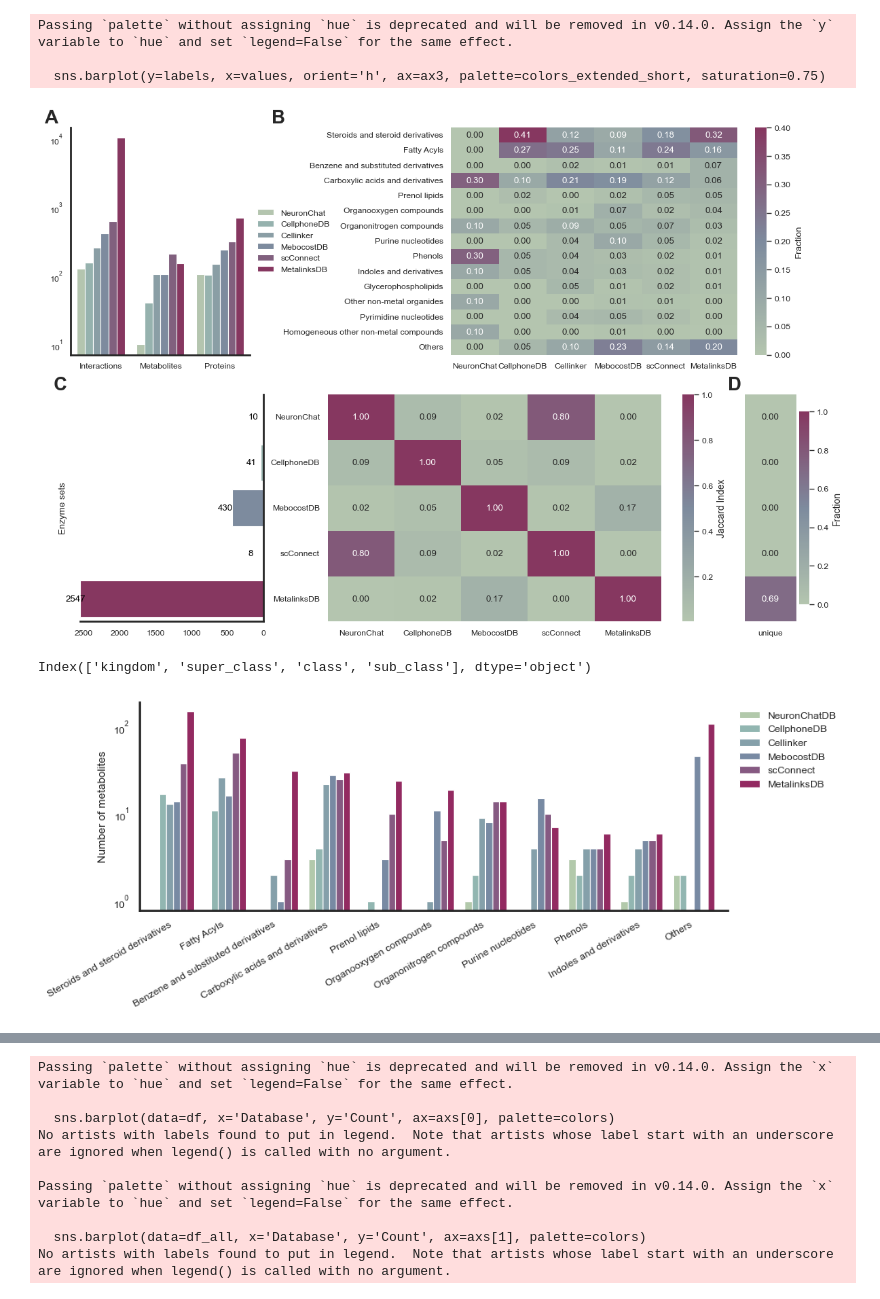
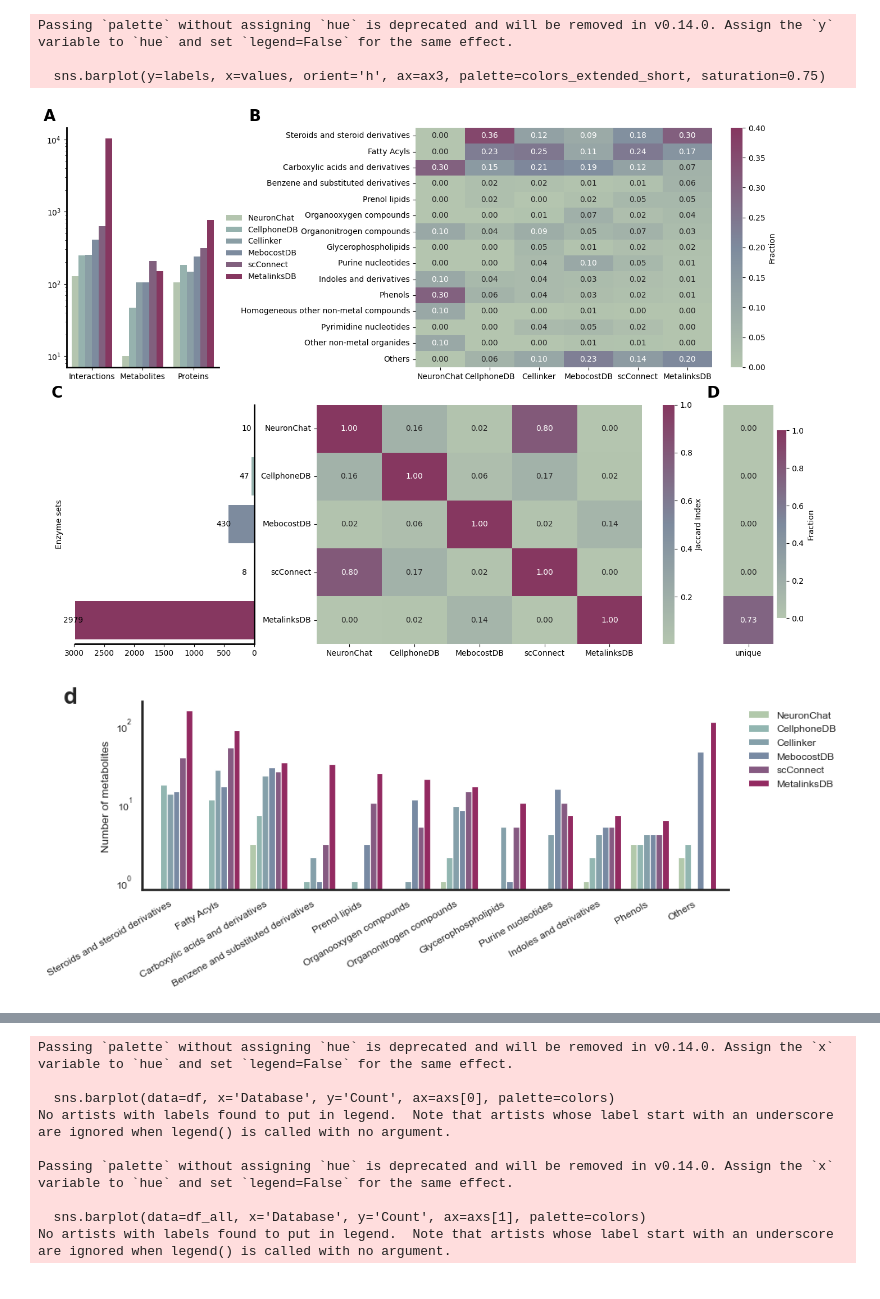
Before and after one commit to saezlab/MetalinksDB, a Jupyter notebook: nb/Figure_2.ipynb, the cells around one changed output, grey strips where cells are left out. Drawn from its saved outputs; the diff is of its cells as text; code cells hidden in the pictures.

```diff
--- a/nb/Figure_2.ipynb
+++ b/nb/Figure_2.ipynb
@@ -16,6 +18,14 @@ len(DB['connection'].unique())
 # %%
-metalinks_data = load_prepro_metalinks(MR_path='/Users/ef6/Documents/Saez/metalinks/Data/TestDBs/DB_F.csv')
-PD = metalinks_data[0]
+metalinks_data = load_prepro_metalinks(MR_path='/Users/ef6/Documents/GitHub/metalinks_analysis/metalinksDB/DB_F_0.4.5.csv')
+# PD = metalinks_data[0]
+
+# temporary fix
+PD_data = pd.read_csv('/Users/ef6/Documents/GitHub/metalinks_analysis/metalinksDB/PD_0.4.5.csv')
+PD_data['HMDB'] = PD_data['HMDB'].str.replace('"', '')
+PD_data['Symbol'] = PD_data['Symbol'].str.replace('"', '')
+PD_data['Direction'] = PD_data['Direction'].str.replace('"', '')
+PD = PD_data[['HMDB', 'Symbol', 'Direction']]
+
 MR = metalinks_data[1]
 anno = metalinks_data[2]
 data = load_prepro_other_dbs(MR, PD)
@@ -36,6 +48,7 @@ interactions = interactions.merge(scconnect[['Name', 'PubChem CID']], left_on='l
 interactions.drop(columns=['Name'], inplace=True)
 interactions.drop_duplicates(inplace=True)
 interactions.dropna(subset= ['PubChem CID', 'target_uniprot'], inplace=True)
+interactions = interactions.assign(uniprot=interactions['target_uniprot'].str.split('|')).explode('uniprot')
 # %%
 hmdb = anno.copy()
 hmdb.dropna(subset=['pubchem_id'], inplace=True)
@@ -184,9 +227,9 @@ def figure_2(df, hm, values, matrix1, matrix2, subject='Enzyme sets'):
     # remove first columns of data2
     data2 = data2[:, 1:]
 
-    fig = plt.figure(figsize=(12, 8))
+    fig = plt.figure(figsize=(14, 10))
     gs = gridspec.GridSpec(2, 1, height_ratios=[2,2])
-    gs_upper = gridspec.GridSpecFromSubplotSpec(1, 3, subplot_spec=gs[0, 0], wspace=0.0, width_ratios=[8, 9, 16])
+    gs_upper = gridspec.GridSpecFromSubplotSpec(1, 3, subplot_spec=gs[0, 0], wspace=0.0, width_ratios=[7, 9, 17])
     gs_lower = gridspec.GridSpecFromSubplotSpec(1, 4, subplot_spec=gs[1, 0], wspace=0.0, width_ratios=[6, 2, 13, 2])
 
     colors = ['#B2C9AB', '#92B6B1', '#788AA3', '#932A61']
@@ -257,39 +300,35 @@ def figure_2(df, hm, values, matrix1, matrix2, subject='Enzyme sets'):
     ax5 = plt.subplot(gs_lower[3])
     sns.heatmap(data2, annot=True, cmap=colormap, fmt='.2f', xticklabels=[ 'unique'], yticklabels=row_labels, vmin=0, vmax=1, ax=ax5)
     ax5.set_xticklabels(ax5.get_xticklabels(), rotation=0)
     ax5.set_yticklabels([])
     ax5.set_yticks([])
     cbar2 = ax5.collections[0].colorbar
     cbar2.set_label('Fraction', size=10)
     ax5.spines['right'].set_visible(False)
     ax5.spines['top'].set_visible(False)
     ax5.spines['left'].set_linewidth(2)    # hm.index = ['Organoheterocyclic compounds', 'Benzenoids',
     #     'Lipids and lipid-like molecules', 'Organic acids and derivatives',
     #     'Organic oxygen compounds', 'Nucleosides, nucleotides',
     #     'Organic nitrogen compounds', 'Homogeneous non-metal compounds',
     #     'Others']
     ax5.spines['bottom'].set_linewidth(2)
 
     ax1.text(-0.07, 1.08, 'A', transform=ax1.transAxes, fontsize=20, fontweight='bold', va='top', ha='right')
-    ax2.text(-0.58, 1.08, 'B', transform=ax2.transAxes, fontsize=20, fontweight='bold', va='top', ha='right')
+    ax2.text(-0.52, 1.08, 'B', transform=ax2.transAxes, fontsize=20, fontweight='bold', va='top', ha='right')
     ax3.text(-0.02, 1.08, 'C', transform=ax3.transAxes, fontsize=20, fontweight='bold', va='top', ha='right')
     ax4.text(-0.02, 1.08, '', transform=ax4.transAxes, fontsize=20, fontweight='bold', va='top', ha='right')
     ax5.text(-0.07, 1.08, 'D', transform=ax5.transAxes, fontsize=20, fontweight='bold', va='top', ha='right')
 
 
     plt.tight_layout()
     plt.show()
 
 figure_2(df, hm, values, matrix1, matrix2)
 # %% [output]
 Passing `palette` without assigning `hue` is deprecated and will be removed in v0.14.0. Assign the `y` variable to `hue` and set `legend=False` for the same effect.
 
   sns.barplot(y=labels, x=values, orient='h', ax=ax3, palette=colors_extended_short, saturation=0.75)
-[figure, old version]
+[figure, new version]
-# %%
-anno.columns[6:10]
-# %% [output]
-Index(['kingdom', 'super_class', 'class', 'sub_class'], dtype='object')
 # %%
 def prepare_absolute(data, df):
     nc_df = df[df['accession'].isin(data[0])]
@@ -344,10 +383,11 @@ ax.spines['bottom'].set_linewidth(2)
 # rotate labels on x axis
 ax.set_xticklabels(ax.get_xticklabels(), rotation=30, ha='right')
 ax.legend(loc='upper right', bbox_to_anchor=(1.2, 1.0), frameon=False)
+ax.text(-0.11, 1.08, 'd', transform=ax.transAxes, fontsize=20, fontweight='bold', va='top', ha='right')
 plt.tight_layout()
 plt.show()
 # %% [output]
-[figure, old version]
+[figure, new version]
 # %%
 table_s2 = pd.read_csv('/Users/ef6/Documents/GitHub/metalinks_analysis/Data/SuppTable02.csv')
 table_s2['connection'] = table_s2['HMDB'] + '_' + table_s2['Symbol']
```
Also changed, not shown: parts of 17 cells of this notebook, 15 other files.
